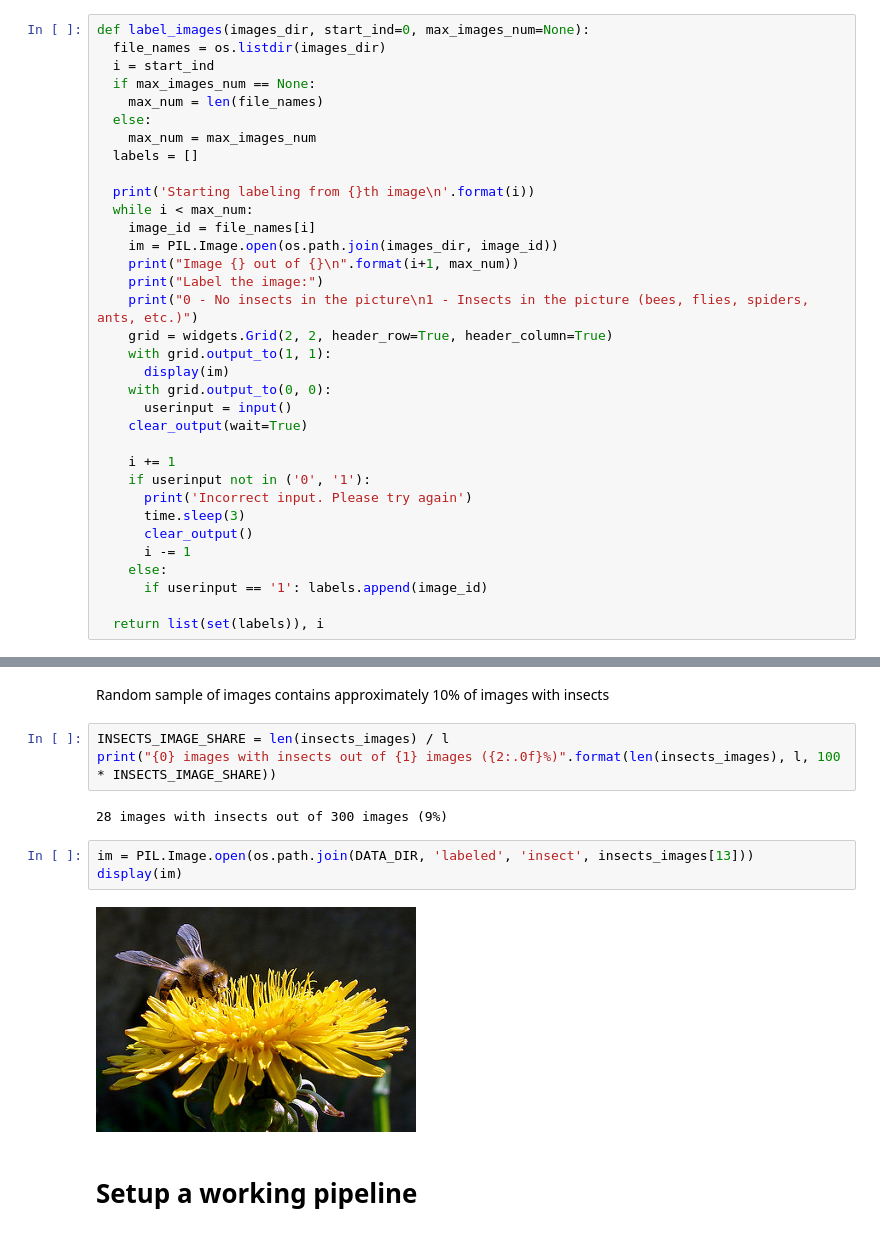
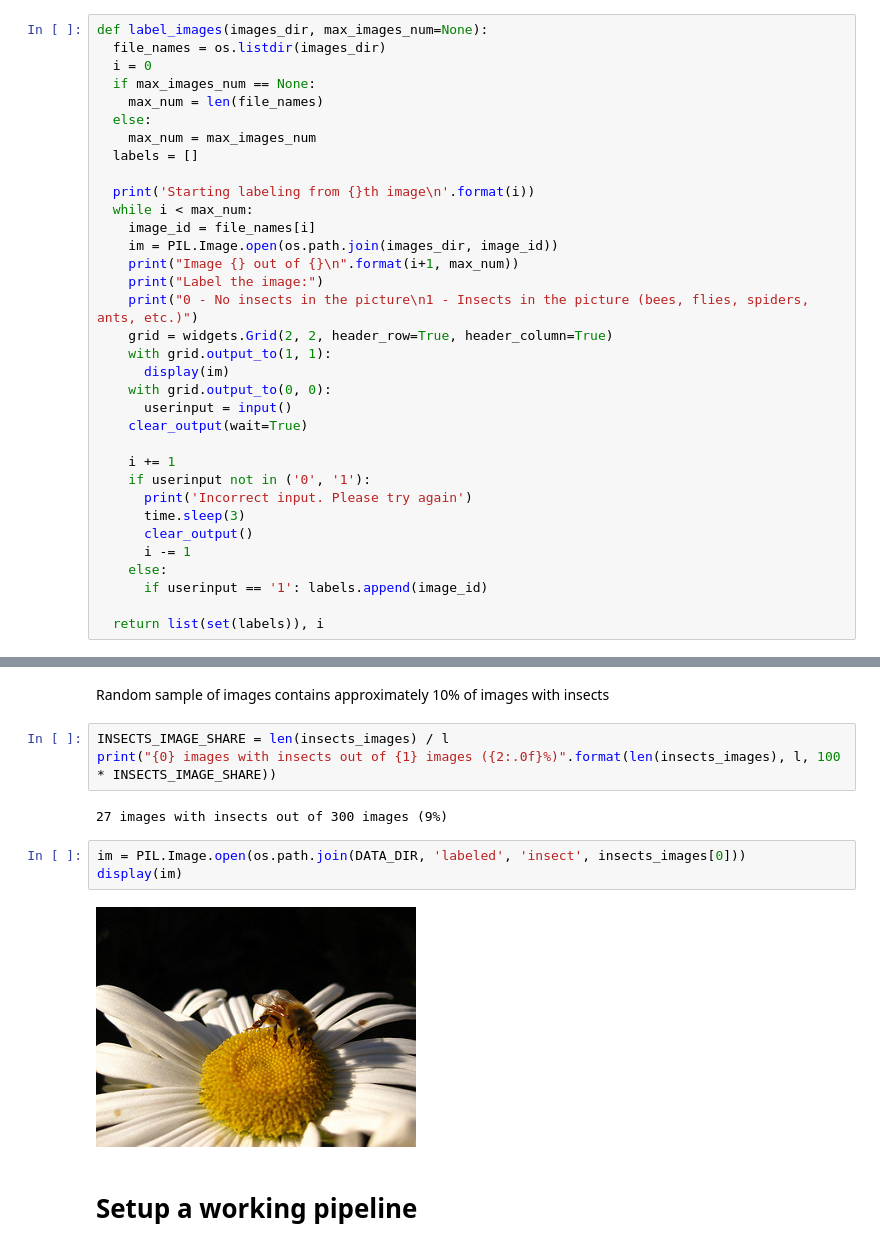
Before and after one commit to NataliaTarasovaNatoshir/NataliaTarasovaNatoshir, a Jupyter notebook: find_insects_on_flowers.ipynb, the cells around one changed output, grey strips where cells are left out. Drawn from its saved outputs; the diff is of its cells as text.

```diff
--- a/find_insects_on_flowers.ipynb
+++ b/find_insects_on_flowers.ipynb
@@ -209,9 +205,9 @@ We may assign two possible labels to an image:
 0.   No insects in the image
 2.   Image contains insects - bees, flies, spiders, ants, etc.
 # %%
-def label_images(images_dir, start_ind=0, max_images_num=None):
+def label_images(images_dir, max_images_num=None):
   file_names = os.listdir(images_dir)
-  i = start_ind
+  i = 0
   if max_images_num == None:
     max_num = len(file_names)
   else:
@@ -280,12 +276,12 @@ Random sample of images contains approximately 10% of images with insects
 INSECTS_IMAGE_SHARE = len(insects_images) / l
 print("{0} images with insects out of {1} images ({2:.0f}%)".format(len(insects_images), l, 100 * INSECTS_IMAGE_SHARE))
 # %% [output]
-28 images with insects out of 300 images (9%)
+27 images with insects out of 300 images (9%)
 # %%
-im = PIL.Image.open(os.path.join(DATA_DIR, 'labeled', 'insect', insects_images[13]))
+im = PIL.Image.open(os.path.join(DATA_DIR, 'labeled', 'insect', insects_images[0]))
 display(im)
 # %% [output]
-[figure, old version]
+[figure, new version]
 # %% [markdown]
 # Setup a working pipeline
 # %% [markdown]
```
Also changed, not shown: parts of 20 cells of this notebook.
